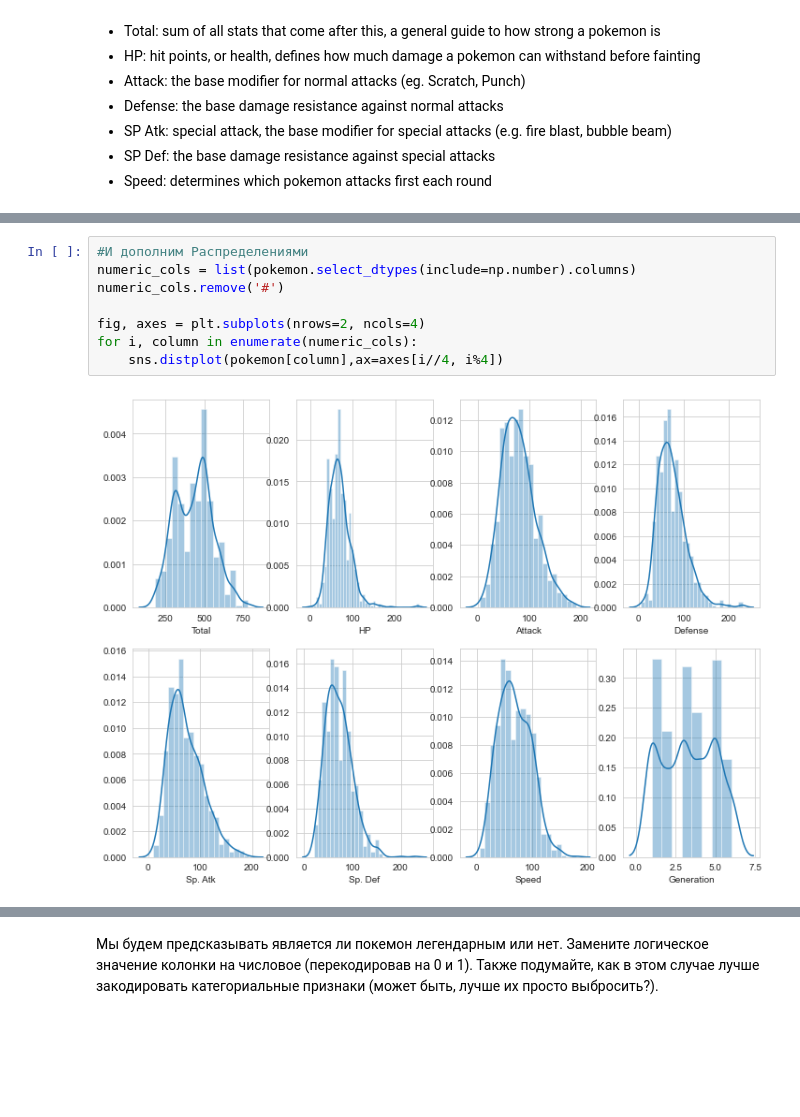
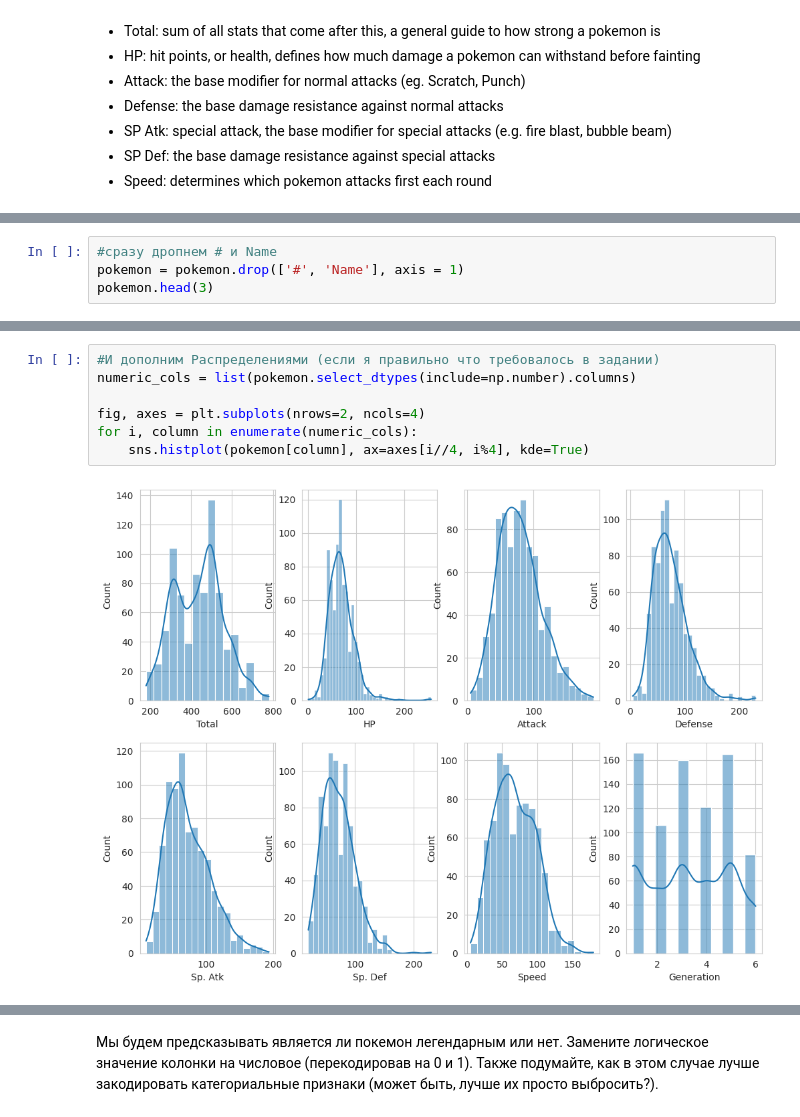
Before and after one commit to Olga-Bagrova/BI_ML_2024, a Jupyter notebook: hw_2_linmodel_GD/code/Linear_models.ipynb, the cells around one changed output, grey strips where cells are left out. Saved outputs shown, nothing was run; the diff lists cells and outputs as text; blank space fills up the shorter version.

```diff
--- a/hw_2_linmodel_GD/code/Linear_models.ipynb
+++ b/hw_2_linmodel_GD/code/Linear_models.ipynb
@@ -791,0 +802,4 @@ pokemon.head()
+# %%
+#сразу дропнем # и Name
+pokemon = pokemon.drop(['#', 'Name'], axis = 1)
+pokemon.head(3)
@@ -872,10 +891,9 @@ There are no duplicated rows in this dataframe.
 # %%
-#И дополним Распределениями
+#И дополним Распределениями (если я правильно что требовалось в задании)
 numeric_cols = list(pokemon.select_dtypes(include=np.number).columns)
-numeric_cols.remove('#')
 
 fig, axes = plt.subplots(nrows=2, ncols=4)
 for i, column in enumerate(numeric_cols):
-    sns.distplot(pokemon[column],ax=axes[i//4, i%4])
+    sns.histplot(pokemon[column], ax=axes[i//4, i%4], kde=True)
 # %% [output]
-[figure, old version]
+[figure, new version]
```
Also changed, not shown: parts of 82 cells of this notebook, 1 other file.
